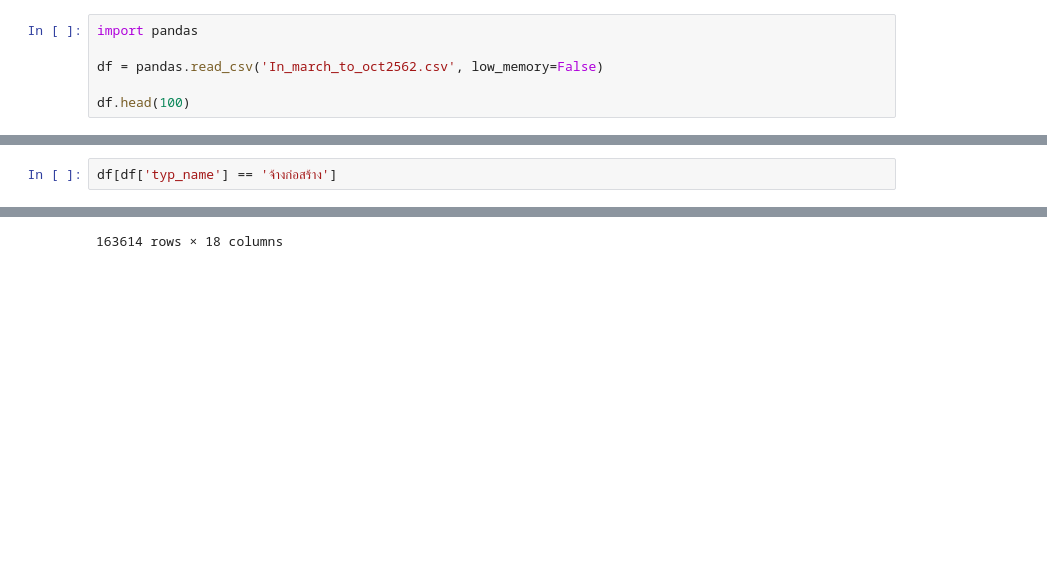
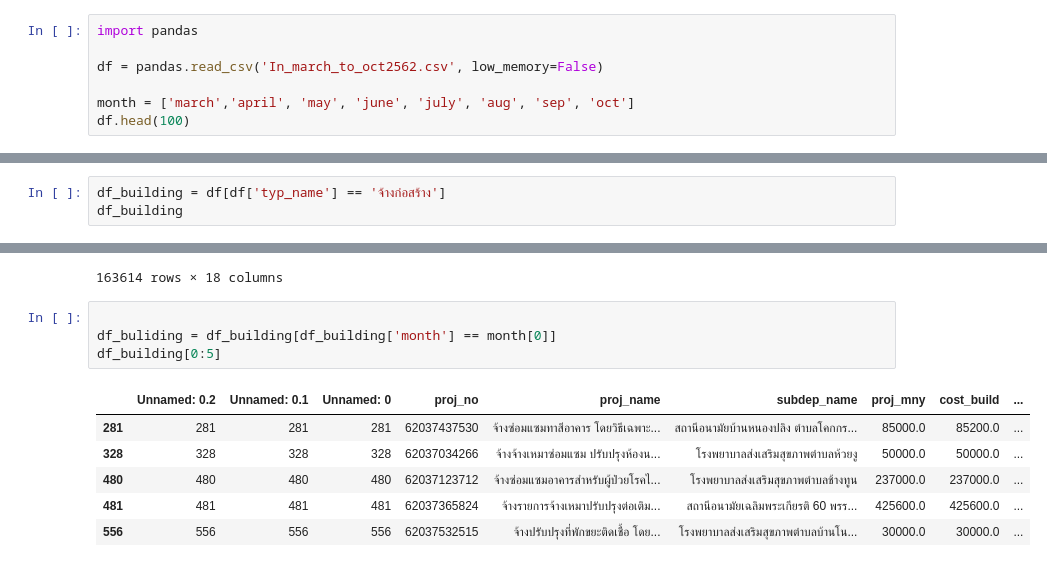
Before and after one commit to Gao2546/Dashboard, a Jupyter notebook: dataAnalysis.ipynb, the cells around one changed output, grey strips where cells are left out. Saved outputs shown, nothing was run; the diff lists cells and outputs as text; blank space fills up the shorter version.

```diff
--- a/dataAnalysis.ipynb
+++ b/dataAnalysis.ipynb
@@ -3,6 +3,7 @@ import pandas
 
 df = pandas.read_csv('In_march_to_oct2562.csv', low_memory=False)
 
+month = ['march','april', 'may', 'june', 'july', 'aug', 'sep', 'oct']
 df.head(100)
 # %% [output]
 |  | Unnamed: 0.2 | Unnamed: 0.1 | Unnamed: 0 | proj_no | proj_name | subdep_name | proj_mny | cost_build | ... |
@@ -19,7 +20,8 @@ df.head(100)
 | 99 | 99 | 99 | 99 | 62037378358 | จ้างจ้างปรับปรุงพื้นที่โรงพักขยะข... | สำนักงานสาธารณสุขอำเภอลานกระบือ | 35000.0 | 35000.0 | ... |
 100 rows × 18 columns
 # %%
-df[df['typ_name'] == 'จ้างก่อสร้าง']
+df_building = df[df['typ_name'] == 'จ้างก่อสร้าง']
+df_building
 # %% [output]
 |  | Unnamed: 0.2 | Unnamed: 0.1 | Unnamed: 0 | proj_no | proj_name | subdep_name | proj_mny | cost_build | ... |
 | 281 | 281 | 281 | 281 | 62037437530 | จ้างซ่อมแซมทาสีอาคาร โดยวิธีเฉพาะ... | สถานีอนามัยบ้านหนองปลิง ตำบลโคกกร... | 85000.00 | 85200.00 | ... |
@@ -34,3 +36,14 @@ df[df['typ_name'] == 'จ้างก่อสร้าง']
 | 2494084 | 118384 | 118384 | 118384 | 62107263931 | จ้างปรับปรุงป้ายกล่องไฟธนาคารออมส... | ธนาคารออมสิน กรุงเทพฯ | 330000.00 | 366000.00 | ... |
 | 2494085 | 118385 | 118385 | 118385 | 62107272534 | จ้างปรับปรุงซ่อมแซมอาคารสำนักงานธ... | ธนาคารออมสิน กรุงเทพฯ | 300500.00 | 300500.00 | ... |
 163614 rows × 18 columns
+# %%
+
+df_buliding = df_building[df_building['month'] == month[0]]
+df_building[0:5]
+# %% [output]
+|  | Unnamed: 0.2 | Unnamed: 0.1 | Unnamed: 0 | proj_no | proj_name | subdep_name | proj_mny | cost_build | ... |
+| 281 | 281 | 281 | 281 | 62037437530 | จ้างซ่อมแซมทาสีอาคาร โดยวิธีเฉพาะ... | สถานีอนามัยบ้านหนองปลิง ตำบลโคกกร... | 85000.0 | 85200.0 | ... |
+| 328 | 328 | 328 | 328 | 62037034266 | จ้างจ้างเหมาซ่อมแซม ปรับปรุงห้องน... | โรงพยาบาลส่งเสริมสุขภาพตำบลห้วยงู | 50000.0 | 50000.0 | ... |
+| 480 | 480 | 480 | 480 | 62037123712 | จ้างซ่อมแซมอาคารสำหรับผู้ป่วยโรคไ... | โรงพยาบาลส่งเสริมสุขภาพตำบลช้างทูน | 237000.0 | 237000.0 | ... |
+| 481 | 481 | 481 | 481 | 62037365824 | จ้างรายการจ้างเหมาปรับปรุงต่อเติม... | สถานีอนามัยเฉลิมพระเกียรติ 60 พรร... | 425600.0 | 425600.0 | ... |
+| 556 | 556 | 556 | 556 | 62037532515 | จ้างปรับปรุงที่พักขยะติดเชื้อ โดย... | โรงพยาบาลส่งเสริมสุขภาพตำบลบ้านโน... | 30000.0 | 30000.0 | ... |
```
Also changed, not shown: parts of 1 cell of this notebook, 1 other file.
